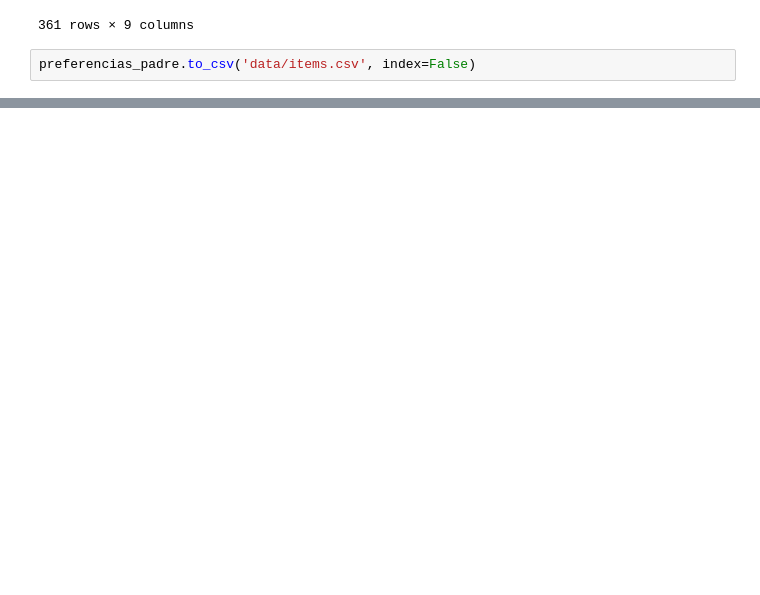
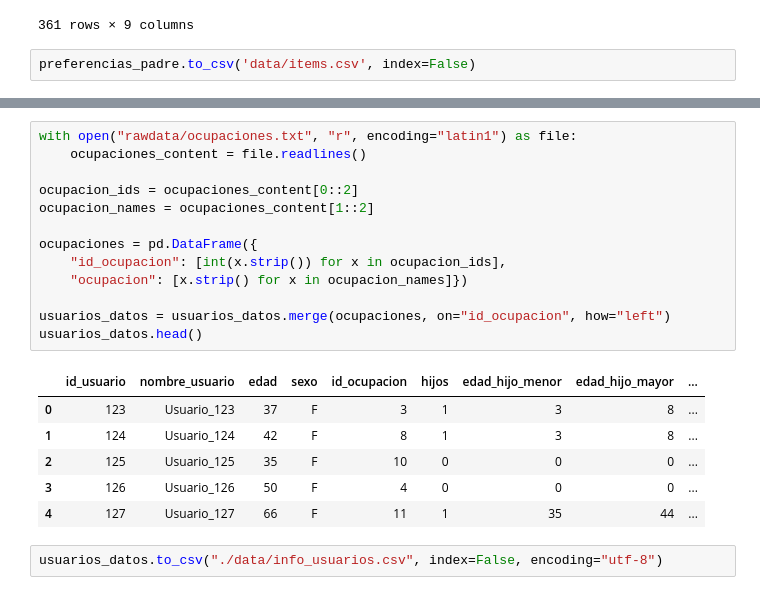
Before and after one commit to adrianachustvendrell/recommendation-systems, a Jupyter notebook: prep.ipynb, the cells around one changed output, grey strips where cells are left out. Cells and saved outputs as stored; diff of their text form; blank space fills up the shorter version.

```diff
--- a/prep.ipynb
+++ b/prep.ipynb
@@ -179,0 +213,22 @@ preferencias_padre.to_csv('data/items.csv', index=False)
+# %%
+with open("rawdata/ocupaciones.txt", "r", encoding="latin1") as file:
+    ocupaciones_content = file.readlines()
+
+ocupacion_ids = ocupaciones_content[0::2]
+ocupacion_names = ocupaciones_content[1::2]
+
+ocupaciones = pd.DataFrame({
+    "id_ocupacion": [int(x.strip()) for x in ocupacion_ids],
+    "ocupacion": [x.strip() for x in ocupacion_names]})
+
+usuarios_datos = usuarios_datos.merge(ocupaciones, on="id_ocupacion", how="left")
+usuarios_datos.head()
+# %% [output]
+|  | id_usuario | nombre_usuario | edad | sexo | id_ocupacion | hijos | edad_hijo_menor | edad_hijo_mayor | ... |
+| 0 | 123 | Usuario_123 | 37 | F | 3 | 1 | 3 | 8 | ... |
+| 1 | 124 | Usuario_124 | 42 | F | 8 | 1 | 3 | 8 | ... |
+| 2 | 125 | Usuario_125 | 35 | F | 10 | 0 | 0 | 0 | ... |
+| 3 | 126 | Usuario_126 | 50 | F | 4 | 0 | 0 | 0 | ... |
+| 4 | 127 | Usuario_127 | 66 | F | 11 | 1 | 35 | 44 | ... |
+# %%
+usuarios_datos.to_csv("./data/info_usuarios.csv", index=False, encoding="utf-8")
```
Also changed, not shown: parts of 13 cells of this notebook, 3 other files.
